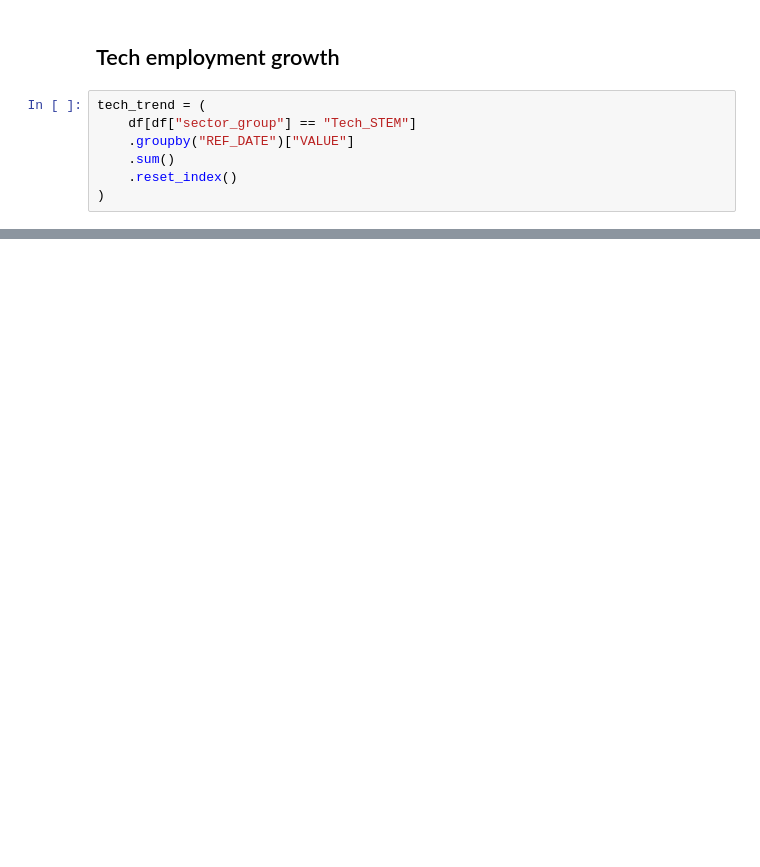
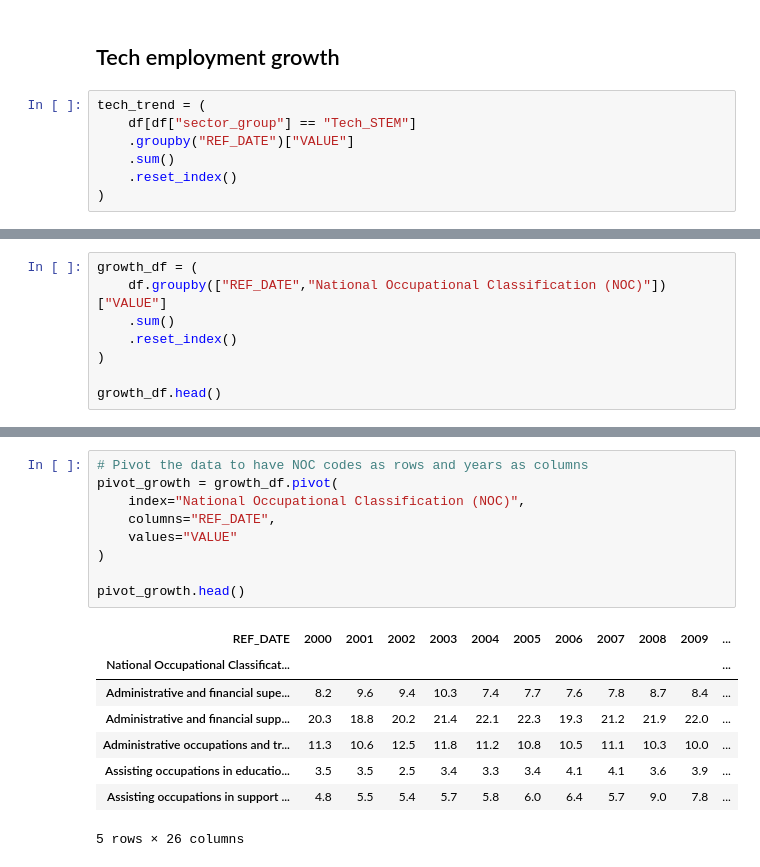
Before and after one commit to edhdevps/capstone-nb-job-trends, a Jupyter notebook: notebooks/02_eda_and_features.ipynb, the cells around one changed output, grey strips where cells are left out. Saved outputs shown, nothing was run; the diff lists cells and outputs as text; blank space fills up the shorter version.

```diff
--- a/notebooks/02_eda_and_features.ipynb
+++ b/notebooks/02_eda_and_features.ipynb
@@ -102,0 +146,8 @@ plt.show()
+# %%
+growth_df = (
+    df.groupby(["REF_DATE","National Occupational Classification (NOC)"])["VALUE"]
+    .sum()
+    .reset_index()
+)
+
+growth_df.head()
@@ -102,0 +161,18 @@ plt.show()
+# %%
+# Pivot the data to have NOC codes as rows and years as columns
+pivot_growth = growth_df.pivot(
+    index="National Occupational Classification (NOC)",
+    columns="REF_DATE",
+    values="VALUE"
+)
+
+pivot_growth.head()
+# %% [output]
+| REF_DATE | 2000 | 2001 | 2002 | 2003 | 2004 | 2005 | 2006 | 2007 | 2008 | 2009 | ... |
+| National Occupational Classificat... |  |  |  |  |  |  |  |  |  |  | ... |
+| Administrative and financial supe... | 8.2 | 9.6 | 9.4 | 10.3 | 7.4 | 7.7 | 7.6 | 7.8 | 8.7 | 8.4 | ... |
+| Administrative and financial supp... | 20.3 | 18.8 | 20.2 | 21.4 | 22.1 | 22.3 | 19.3 | 21.2 | 21.9 | 22.0 | ... |
+| Administrative occupations and tr... | 11.3 | 10.6 | 12.5 | 11.8 | 11.2 | 10.8 | 10.5 | 11.1 | 10.3 | 10.0 | ... |
+| Assisting occupations in educatio... | 3.5 | 3.5 | 2.5 | 3.4 | 3.3 | 3.4 | 4.1 | 4.1 | 3.6 | 3.9 | ... |
+| Assisting occupations in support ... | 4.8 | 5.5 | 5.4 | 5.7 | 5.8 | 6.0 | 6.4 | 5.7 | 9.0 | 7.8 | ... |
+5 rows × 26 columns
```
Also changed, not shown: parts of 27 cells of this notebook.
